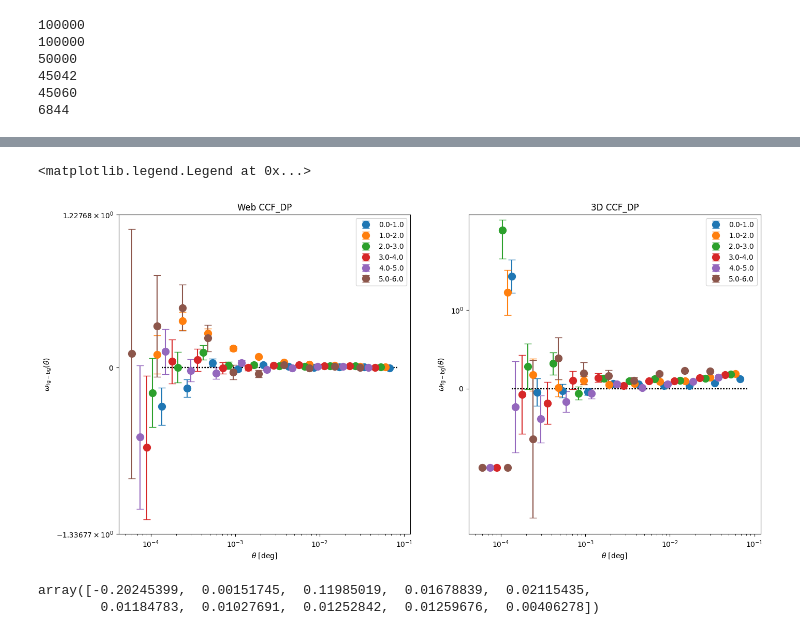
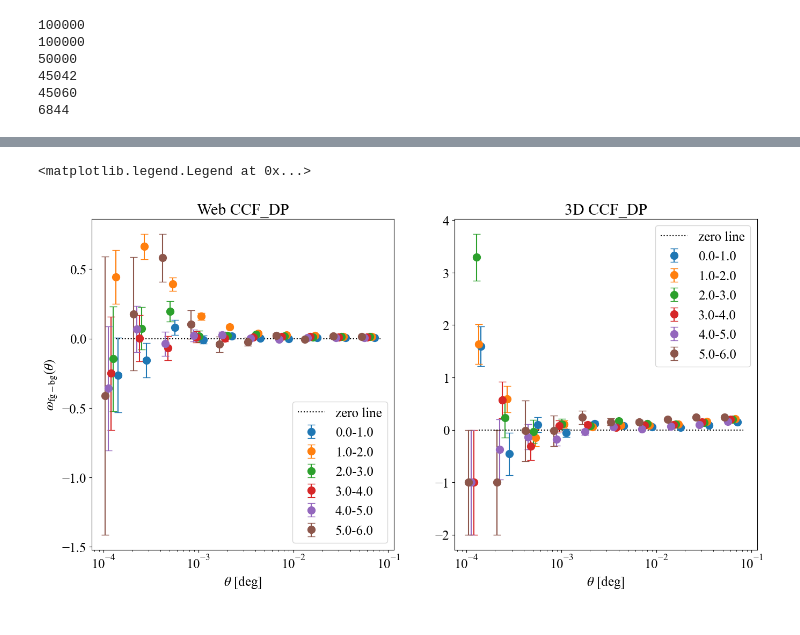
Before and after one commit to AndreasSvaerke/Mastercode_new, a Jupyter notebook: Clustering_redshift_estimation.ipynb, the cells around one changed output, grey strips where cells are left out. Cells and saved outputs as stored; diff of their text form; code cells hidden in the pictures.

```diff
--- a/Clustering_redshift_estimation.ipynb
+++ b/Clustering_redshift_estimation.ipynb
@@ -257,17 +119,0 @@ plt.legend()
-# %%
-z_bins= ['0.0-1.0', '1.0-2.0' , '2.0-3.0', '3.0-4.0', '4.0-5.0', '5.0-6.0']
-for z in z_bins:
-    Omega_Web['CCF_DP'][z], Error_Web['CCF_DP'][z], theta_Web['CCF_DP'][z] = \
-        hsc.Davis_Peebles_estimator_cross(                                                  #, Error_Web['CCF_DP'][z]
-                                cosmos_web['SkyCoord'], reference_bins[z]['SkyCoord'],    #small_ref['SkyCoord']cosmos_Web['SkyCoord']
-                                random['SkyCoord'],
-                                min_bin=min_bin, max_bin=max_bin,
-                                bins=bins, type=bin_type)
-
-for z in z_bins:
-    Omega_3D['CCF_DP'][z], Error_3D['CCF_DP'][z], theta_3D['CCF_DP'][z] = \
-        hsc.Davis_Peebles_estimator_cross(                                                  #, Error_3D['CCF_DP'][z]
-                                cosmos_3D['SkyCoord'], reference_bins[z]['SkyCoord'],    #small_ref['SkyCoord']cosmos_3D['SkyCoord']
-                                random['SkyCoord'],
-                                min_bin=min_bin, max_bin=max_bin,
-                                bins=bins, type=bin_type)
@@ -277,42 +292,37 @@ Computing data2 – random1 pair counts ...
 # %%
 plt.figure(figsize=(16,8))
 plt.subplot(1,2,1)
 plt.title('Web CCF_DP')
-sep = [0.9, 0.8, 0.7, 0.6, 0.5, 0.4]
+sep = [0.95, 0.9, 0.85, 0.8, 0.75, 0.7]
 for i in range(len(z_bins)):
     z=z_bins[i]
-    plt.errorbar(theta_Web['CCF_DP'][z].to('deg').value*sep[i], Omega_Web['CCF_DP'][z],
-            yerr=Error_Web['CCF_DP'][z], fmt='o', ms=10,capsize=5, label=z)
+    plt.errorbar(theta_Web_tree['CCF_DP'][z].to('deg').value*sep[i], Omega_Web_tree['CCF_DP'][z],
+            yerr=Error_Web_tree['CCF_DP'][z], fmt='o', ms=10,capsize=5, label=z)
 
-    plt.hlines(0.0, 0.9*theta_Web['CCF_DP'][z].min().to('deg').value,
-                1.1*theta_Web['CCF_DP'][z].max().to('deg').value,
-                linestyle='dotted',color='black')
+plt.hlines(0.0, 0.9*theta_Web_tree['CCF_DP']['0.0-1.0'].min().to('deg').value,
+        1.1*theta_Web_tree['CCF_DP']['0.0-1.0'].max().to('deg').value,
+        linestyle='dotted',color='black', label = 'zero line')
 plt.xscale('log')
-plt.yscale('symlog')
-plt.xlabel('$\\theta$ [deg]')
-plt.ylabel('$\\omega_{\\rm fg-bg}(\\theta)$')
+#plt.yscale('symlog')
+plt.xlabel(r'$\theta$ [deg]')
+plt.ylabel(r'$\omega_{\rm fg-bg}(\theta)$')
 plt.legend()
 
 plt.subplot(1,2,2)
 plt.title('3D CCF_DP')
 for i in range(len(z_bins)):
     z=z_bins[i]
-    plt.errorbar(theta_3D['CCF_DP'][z].to('deg').value*sep[i], Omega_3D['CCF_DP'][z],
-            yerr=Error_3D['CCF_DP'][z], fmt='o', ms=10,capsize=5, label=z)
+    plt.errorbar(theta_3D_tree['CCF_DP'][z].to('deg').value*sep[i], Omega_3D_tree['CCF_DP'][z],
+            yerr=Error_3D_tree['CCF_DP'][z], fmt='o', ms=10,capsize=5, label=z)
 
-    plt.hlines(0.0, 0.9*theta_3D['CCF_DP'][z].min().to('deg').value,
-                1.1*theta_3D['CCF_DP'][z].max().to('deg').value,
-                linestyle='dotted',color='black')
+plt.hlines(0.0, 0.9*theta_3D_tree['CCF_DP']['0.0-1.0'].min().to('deg').value,
+        1.1*theta_3D_tree['CCF_DP']['0.0-1.0'].max().to('deg').value,
+        linestyle='dotted',color='black', label = 'zero line')
 plt.xscale('log')
-plt.yscale('symlog')
+#plt.yscale('symlog')
 plt.xlabel('$\\theta$ [deg]')
-plt.ylabel('$\\omega_{\\rm fg-bg}(\\theta)$')
+#plt.ylabel('$\\omega_{\\rm fg-bg}(\\theta)$')
 plt.legend()
 # %% [output]
 <matplotlib.legend.Legend at 0x...>
-[figure, old version]
+[figure, new version]
-# %%
-Omega_Web['CCF_DP']['2.0-3.0']
-# %% [output]
-array([-0.20245399,  0.00151745,  0.11985019,  0.01678839,  0.02115435,
-        0.01184783,  0.01027691,  0.01252842,  0.01259676,  0.00406278])
```
Also changed, not shown: parts of 65 cells of this notebook, 3 other files.
